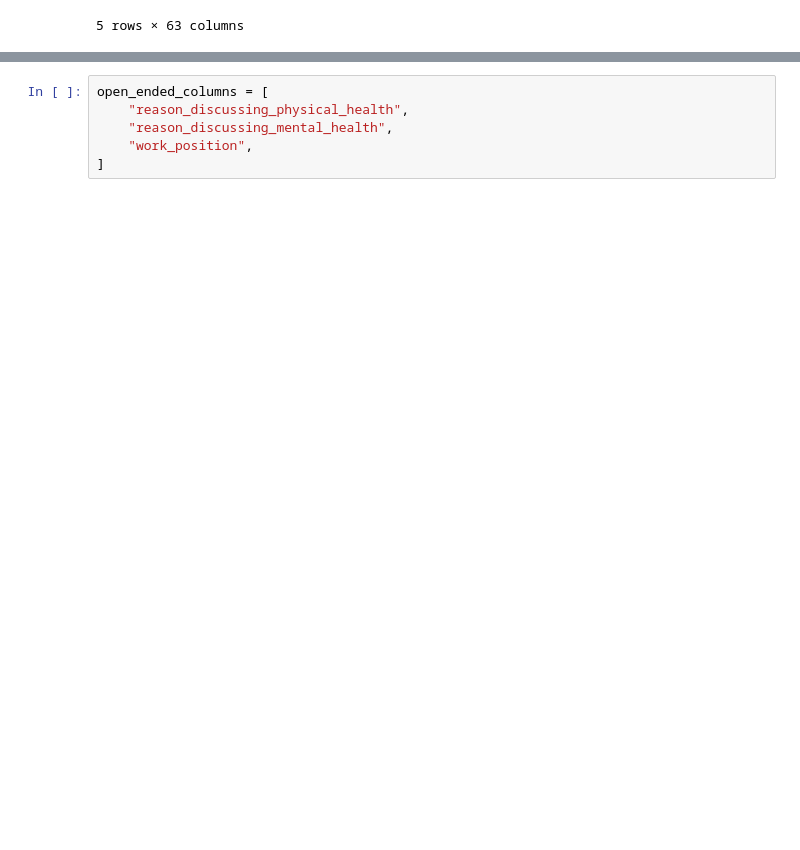
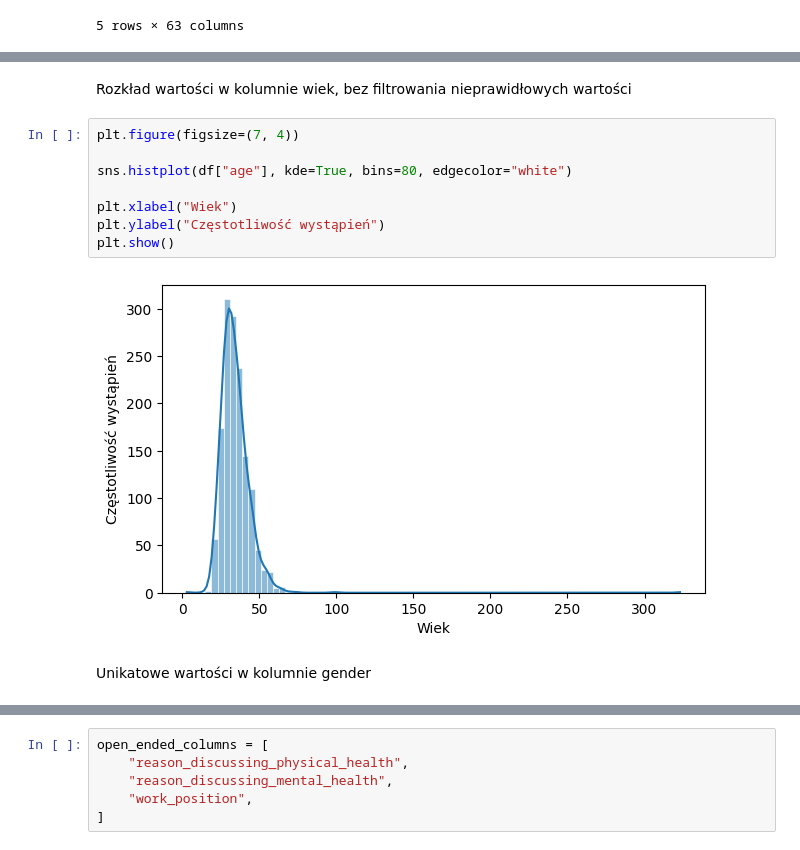
Before and after one commit to k-kedzierski/wad-health-in-tech, a Jupyter notebook: notebooks/health-in-tech.ipynb, the cells around one changed output, grey strips where cells are left out. Saved outputs shown, nothing was run; the diff lists cells and outputs as text; blank space fills up the shorter version.

```diff
--- a/notebooks/health-in-tech.ipynb
+++ b/notebooks/health-in-tech.ipynb
@@ -167,0 +221,14 @@ Drop columns that are contingency questions
+# %% [markdown]
+Rozkład wartości w kolumnie wiek, bez filtrowania nieprawidłowych wartości
+# %%
+plt.figure(figsize=(7, 4))
+
+sns.histplot(df["age"], kde=True, bins=80, edgecolor="white")
+
+plt.xlabel("Wiek")
+plt.ylabel("Częstotliwość wystąpień")
+plt.show()
+# %% [output]
+[figure, added]
+# %% [markdown]
+Unikatowe wartości w kolumnie gender
```
Also changed, not shown: parts of 84 cells of this notebook, 3 other files.
